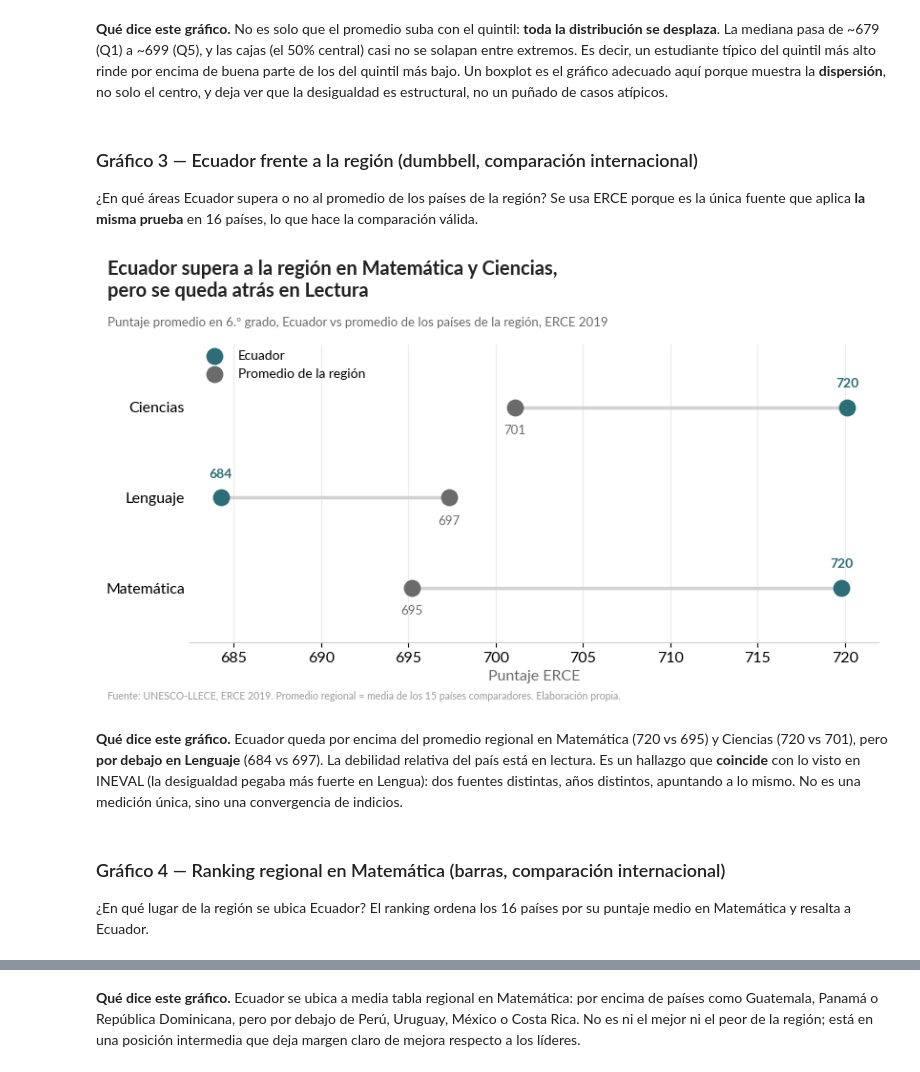
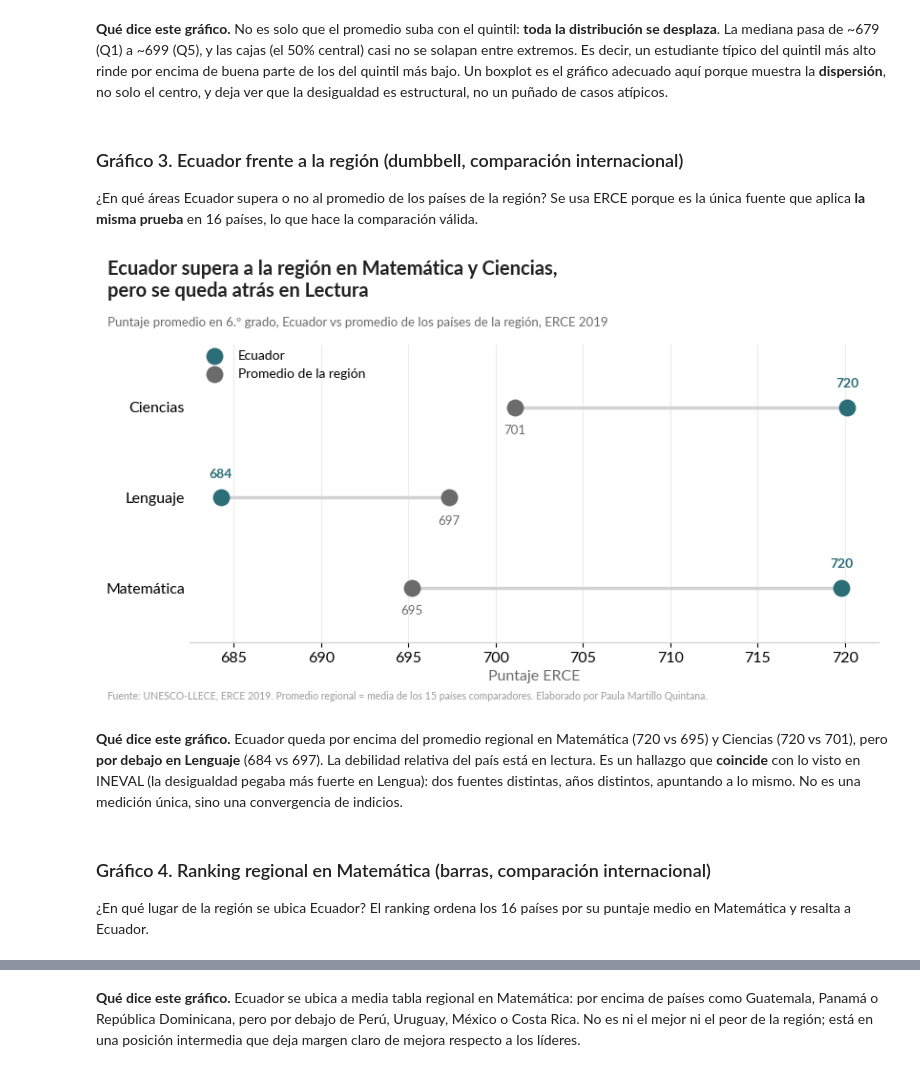
Before and after one commit to bypaupau/concurso-el-quantificador, a Jupyter notebook: education_ecuador_analysis.ipynb, the cells around one changed output, grey strips where cells are left out. Drawn from its saved outputs; the diff is of its cells as text; code cells hidden in the pictures.

```diff
--- a/education_ecuador_analysis.ipynb
+++ b/education_ecuador_analysis.ipynb
@@ -1166,32 +1168,32 @@ encima de buena parte de los del quintil más bajo. Un boxplot es el gráfico ad
 muestra la **dispersión**, no solo el centro, y deja ver que la desigualdad es estructural, no un
 puñado de casos atípicos.
 # %% [markdown]
-### Gráfico 3 — Ecuador frente a la región (dumbbell, comparación internacional)
+### Gráfico 3. Ecuador frente a la región (dumbbell, comparación internacional)
 
 ¿En qué áreas Ecuador supera o no al promedio de los países de la región? Se usa ERCE porque es la
 única fuente que aplica **la misma prueba** en 16 países, lo que hace la comparación válida.
 # %%
 dom = ["MAT", "LAN", "SCI"]; nom = {"MAT": "Matemática", "LAN": "Lenguaje", "SCI": "Ciencias"}
 pp = erce.groupby("COUNTRY").apply(lambda g: pd.Series({d: wmean(g[d], g["WT"]) for d in dom}), include_groups=False)
 ecuv, regv = pp.loc["ECU"], pp.drop(index="ECU").mean()
 fig, ax = plt.subplots(figsize=(8.6, 4.8))
 for i, d in enumerate(dom):
     ax.plot([regv[d], ecuv[d]], [i, i], color="#d2d2d2", lw=2.5, zorder=1)
     ax.scatter(regv[d], i, s=140, color=GRAY, zorder=2)
     ax.scatter(ecuv[d], i, s=140, color=DARK, zorder=3)
     ax.text(ecuv[d], i + 0.22, f"{ecuv[d]:.0f}", ha="center", fontsize=10, color=DARK, fontweight="bold")
     ax.text(regv[d], i - 0.30, f"{regv[d]:.0f}", ha="center", fontsize=9.5, color=GRAY)
 ax.set_yticks(range(len(dom))); ax.set_yticklabels([nom[d] for d in dom]); ax.set_ylim(-0.6, 2.7)
 ax.scatter([], [], color=DARK, s=140, label="Ecuador"); ax.scatter([], [], color=GRAY, s=140, label="Promedio de la región")
 ax.legend(loc="upper left", frameon=False, fontsize=10, bbox_to_anchor=(0, 1.02))
 ax.set_xlabel("Puntaje ERCE", color=GRAY); estilo(ax); ax.xaxis.grid(True, color="#ECECEC"); ax.tick_params(axis="y", length=0)
 encabezado(fig,"Ecuador supera a la región en Matemática y Ciencias,\npero se queda atrás en Lectura",
            "Puntaje promedio en 6.º grado, Ecuador vs promedio de los países de la región, ERCE 2019",
-           "Fuente: UNESCO-LLECE, ERCE 2019. Promedio regional = media de los 15 países comparadores. Elaboración propia.")
+           "Fuente: UNESCO-LLECE, ERCE 2019. Promedio regional = media de los 15 países comparadores. Elaborado por Paula Martillo Quintana.")
 fig.savefig("figuras/03_ecuador_vs_region.png", dpi=200, bbox_inches="tight", facecolor="white")
 plt.show()
 # %% [output]
-[figure, old version]
+[figure, new version]
 # %% [markdown]
 **Qué dice este gráfico.** Ecuador queda por encima del promedio regional en Matemática
 (720 vs 695) y Ciencias (720 vs 701), pero **por debajo en Lenguaje** (684 vs 697). La debilidad
@@ -1199,7 +1201,7 @@ relativa del país está en lectura. Es un hallazgo que **coincide** con lo vist
 desigualdad pegaba más fuerte en Lengua): dos fuentes distintas, años distintos, apuntando a lo
 mismo. No es una medición única, sino una convergencia de indicios.
 # %% [markdown]
-### Gráfico 4 — Ranking regional en Matemática (barras, comparación internacional)
+### Gráfico 4. Ranking regional en Matemática (barras, comparación internacional)
 
 ¿En qué lugar de la región se ubica Ecuador? El ranking ordena los 16 países por su puntaje medio
 en Matemática y resalta a Ecuador.
```
Also changed, not shown: parts of 30 cells of this notebook, 11 other files.
